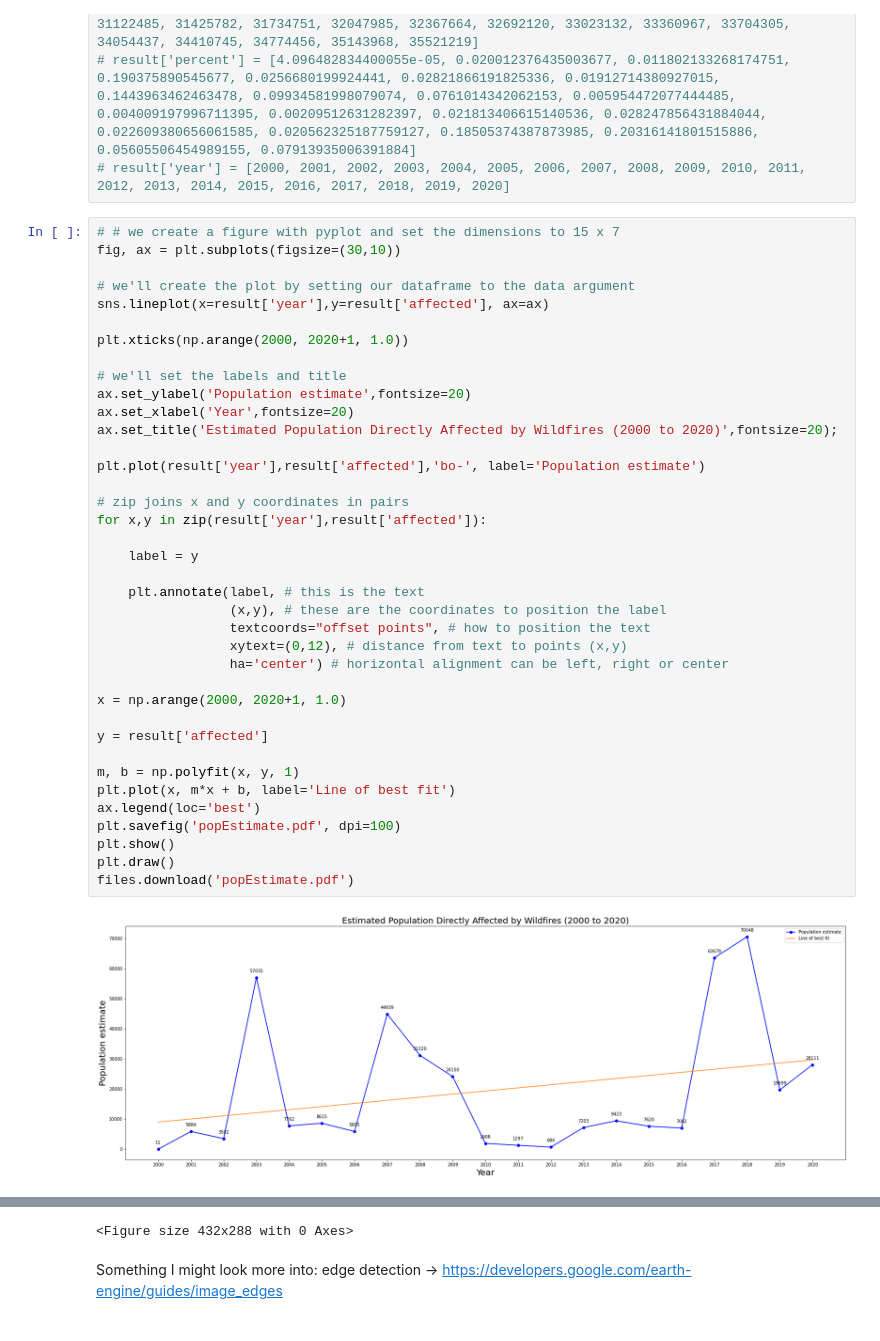
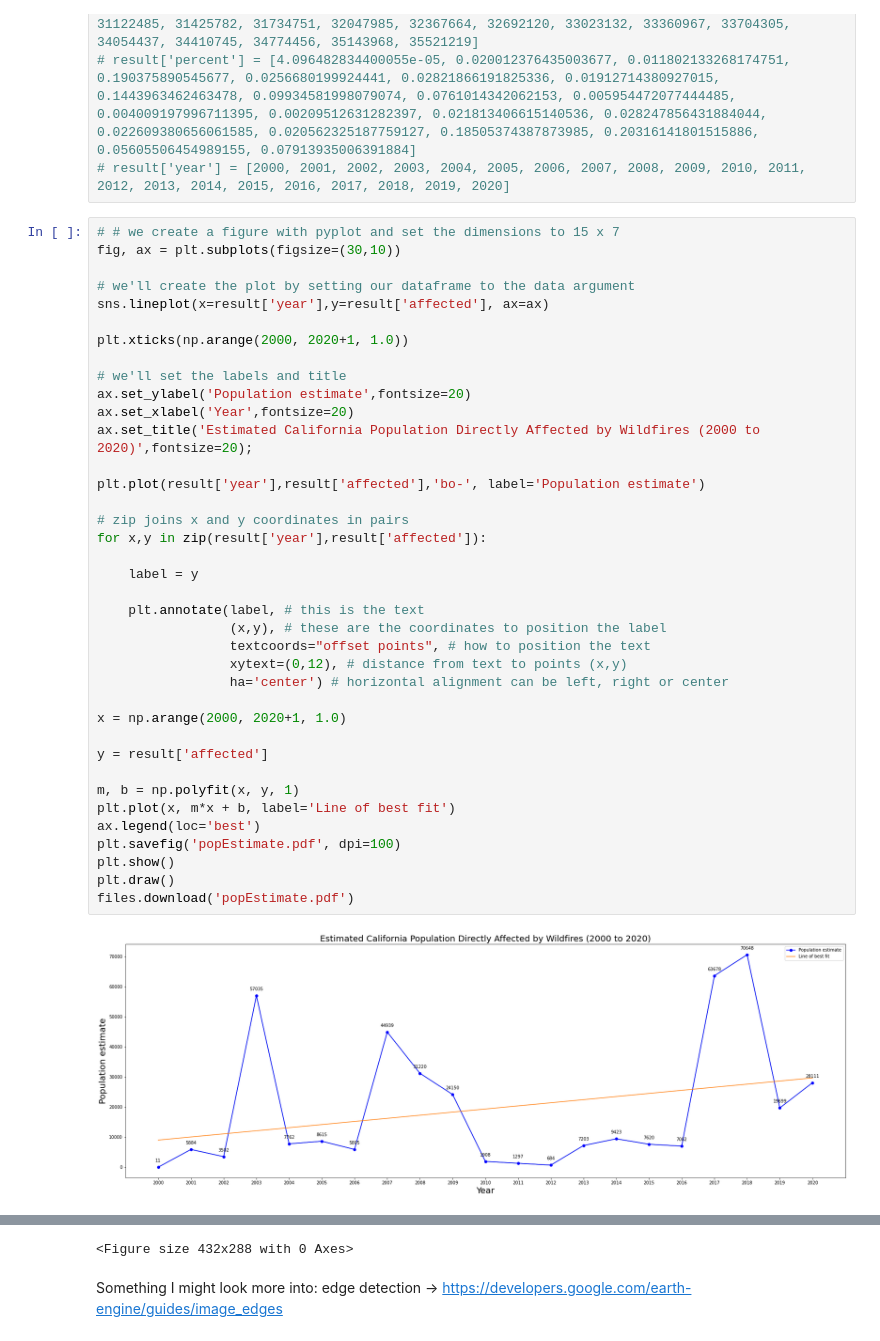
Before and after one commit to alisonsoong/NASA-SEES-Internship-2021, a Jupyter notebook: Estimated_Population_Directly_Affected_by_Wildfires.ipynb, the cells around one changed output, grey strips where cells are left out. Cells and saved outputs as stored; diff of their text form.

```diff
--- a/Estimated_Population_Directly_Affected_by_Wildfires.ipynb
+++ b/Estimated_Population_Directly_Affected_by_Wildfires.ipynb
@@ -305,35 +305,35 @@ plt.xticks(np.arange(2000, 2020+1, 1.0))
 
 # we'll set the labels and title
 ax.set_ylabel('Population estimate',fontsize=20)
 ax.set_xlabel('Year',fontsize=20)
-ax.set_title('Estimated Population Directly Affected by Wildfires (2000 to 2020)',fontsize=20);
+ax.set_title('Estimated California Population Directly Affected by Wildfires (2000 to 2020)',fontsize=20);
 
 plt.plot(result['year'],result['affected'],'bo-', label='Population estimate')
 
 # zip joins x and y coordinates in pairs
 for x,y in zip(result['year'],result['affected']):
 
     label = y
 
     plt.annotate(label, # this is the text
                  (x,y), # these are the coordinates to position the label
                  textcoords="offset points", # how to position the text
                  xytext=(0,12), # distance from text to points (x,y)
                  ha='center') # horizontal alignment can be left, right or center
 
 x = np.arange(2000, 2020+1, 1.0)
 
 y = result['affected']
 
 m, b = np.polyfit(x, y, 1)
 plt.plot(x, m*x + b, label='Line of best fit')
 ax.legend(loc='best')
 plt.savefig('popEstimate.pdf', dpi=100)
 plt.show()
 plt.draw()
 files.download('popEstimate.pdf')
 # %% [output]
-[figure, old version]
+[figure, new version]
 [interactive output not drawn]
 [interactive output not drawn]
 <Figure size 432x288 with 0 Axes>
```
